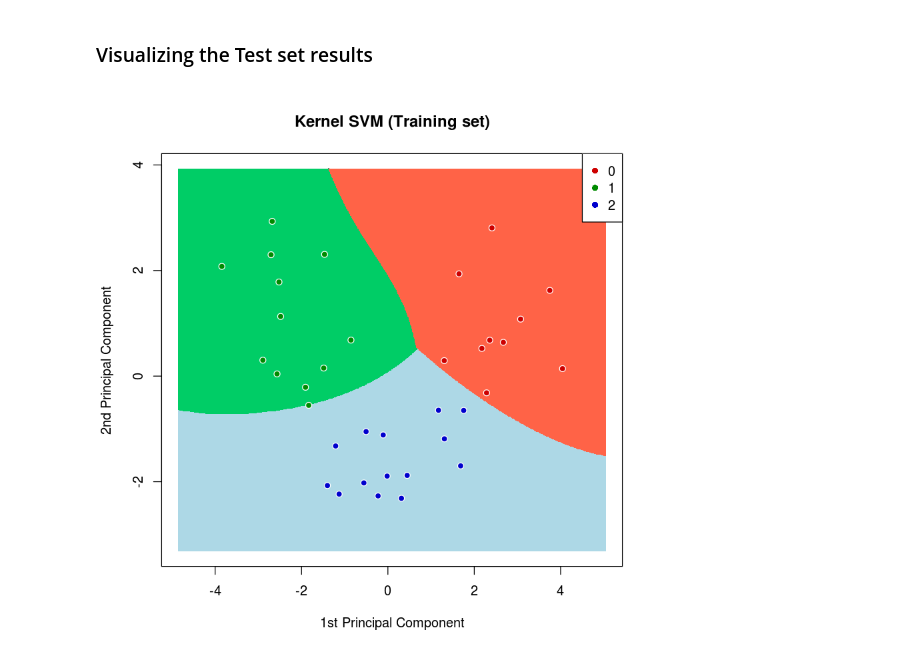
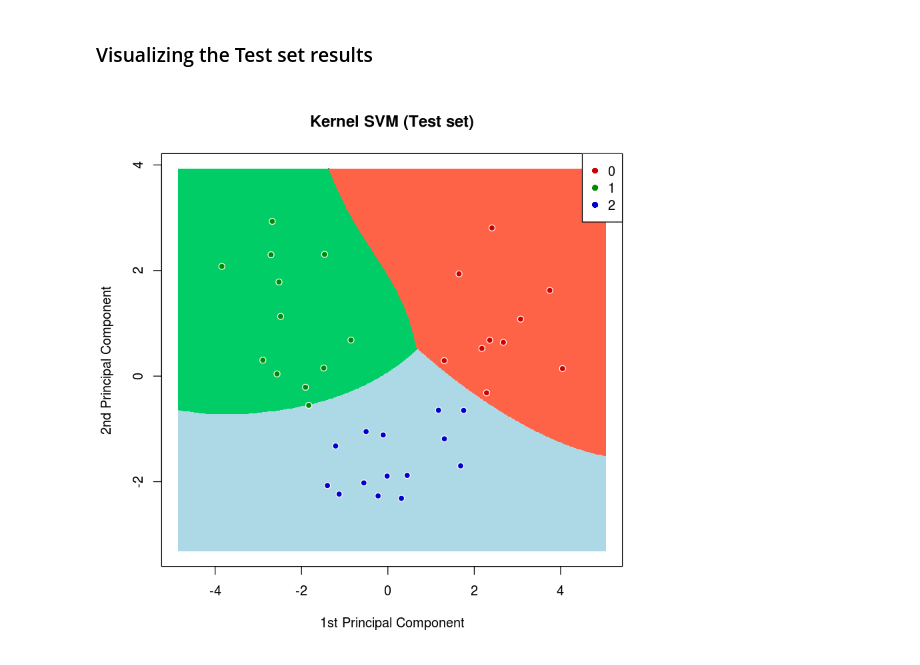
Before and after one commit to debakarr/machinelearning, a Jupyter notebook: Part 9 - Dimension Reduction/Principal Component Analysis/[R] Principal Component Analysis.ipynb, the cells around one changed output. Cells and saved outputs as stored; diff of their text form; code cells hidden in the pictures.

```diff
--- a/Part 9 - Dimension Reduction/Principal Component Analysis/[R] Principal Component Analysis.ipynb
+++ b/Part 9 - Dimension Reduction/Principal Component Analysis/[R] Principal Component Analysis.ipynb
@@ -226,16 +226,16 @@ set = test_set
 # %%
 X1 = seq(min(set[, 1]) - 1, max(set[, 1]) + 1, by = 0.01)
 X2 = seq(min(set[, 2]) - 1, max(set[, 2]) + 1, by = 0.01)
 grid_set = expand.grid(X1, X2)
 colnames(grid_set) = c('PC1', 'PC2')
 y_grid = predict(classifier, newdata = grid_set)
 plot(set[, -3],
-     main = 'Kernel SVM (Training set)',
+     main = 'Kernel SVM (Test set)',
      xlab = '1st Principal Component', ylab = '2nd Principal Component',
      xlim = range(X1), ylim = range(X2))
 contour(X1, X2, matrix(as.numeric(y_grid), length(X1), length(X2)), add = TRUE)
 points(grid_set, pch = '.', col = ifelse(y_grid == 2, 'lightblue', ifelse(y_grid == 1, 'springgreen3', 'tomato')))
 points(set, pch = 21, bg = ifelse(set[, 3] == 2, 'blue3', ifelse(set[, 3] == 1, 'green4', 'red3')), col='white')
 legend("topright", legend = c("0", "1", "2"), pch = 16, col = c('red3', 'green4', 'blue3'))
 # %% [output]
-[figure, old version]
+[figure, new version]
```
Also changed, not shown: parts of 2 cells of this notebook.
